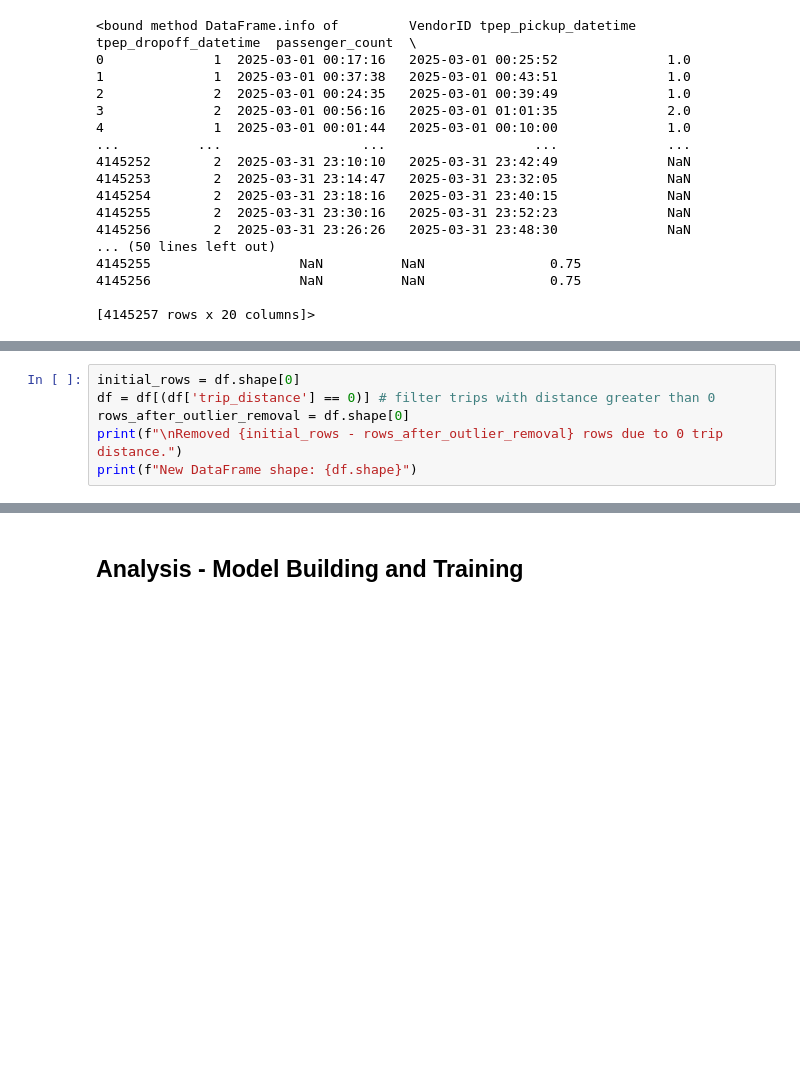
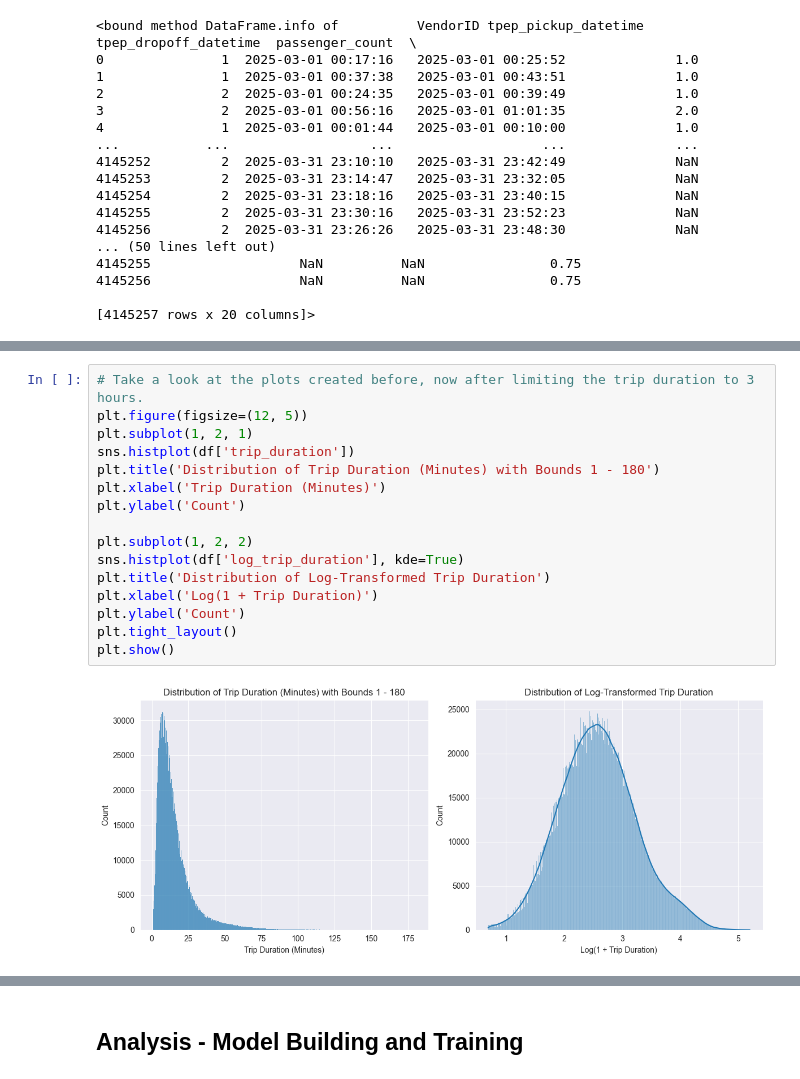
Before and after one commit to sseggeb/NYC_Taxi_Trip_Time, a Jupyter notebook: FinalProject_5509.ipynb, the cells around one changed output, grey strips where cells are left out. Cells and saved outputs as stored; diff of their text form; blank space fills up the shorter version.

```diff
--- a/FinalProject_5509.ipynb
+++ b/FinalProject_5509.ipynb
@@ -198,9 +281,21 @@ New DataFrame shape: (4078187, 22)
-# %%
-initial_rows = df.shape[0]
-df = df[(df['trip_distance'] == 0)] # filter trips with distance greater than 0
-rows_after_outlier_removal = df.shape[0]
-print(f"\nRemoved {initial_rows - rows_after_outlier_removal} rows due to 0 trip distance.")
-print(f"New DataFrame shape: {df.shape}")
+# %%
+# Take a look at the plots created before, now after limiting the trip duration to 3 hours.
+plt.figure(figsize=(12, 5))
+plt.subplot(1, 2, 1)
+sns.histplot(df['trip_duration'])
+plt.title('Distribution of Trip Duration (Minutes) with Bounds 1 - 180')
+plt.xlabel('Trip Duration (Minutes)')
+plt.ylabel('Count')
+
+plt.subplot(1, 2, 2)
+sns.histplot(df['log_trip_duration'], kde=True)
+plt.title('Distribution of Log-Transformed Trip Duration')
+plt.xlabel('Log(1 + Trip Duration)')
+plt.ylabel('Count')
+plt.tight_layout()
+plt.show()
+# %% [output]
+[figure, added]
 # %%
 #Missing values
 print(df.isnull().sum())
```
Also changed, not shown: parts of 49 cells of this notebook.
